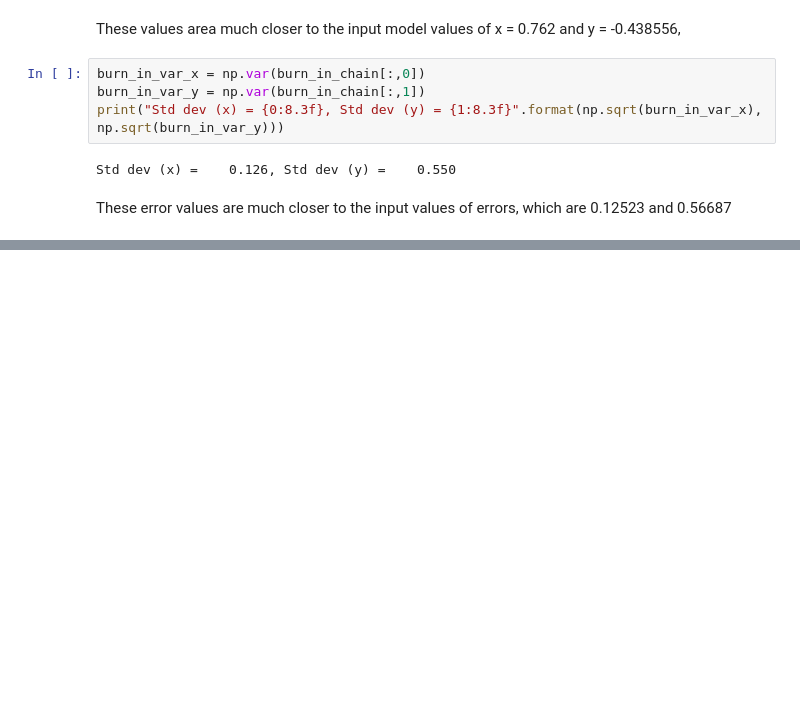
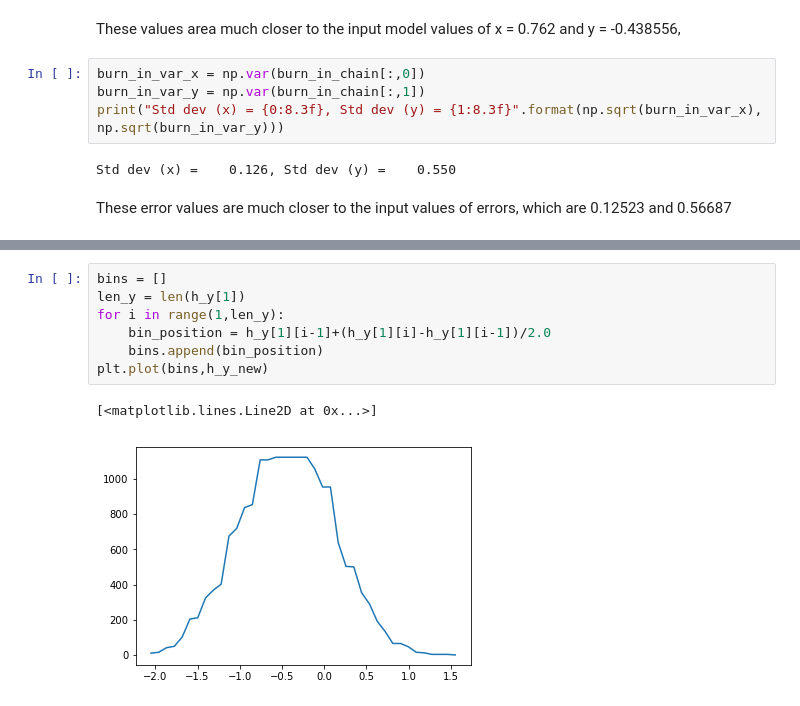
Before and after one commit to dparkins/MCMC-chain-analysis, a Jupyter notebook: MCMC_chain_analysis.ipynb, the cells around one changed output, grey strips where cells are left out. Cells and saved outputs as stored; diff of their text form; blank space fills up the shorter version.

```diff
--- a/MCMC_chain_analysis.ipynb
+++ b/MCMC_chain_analysis.ipynb
@@ -102,0 +178,10 @@ These error values are much closer to the input values of errors, which are 0.12
+# %%
+bins = []
+len_y = len(h_y[1])
+for i in range(1,len_y):
+    bin_position = h_y[1][i-1]+(h_y[1][i]-h_y[1][i-1])/2.0
+    bins.append(bin_position)
+plt.plot(bins,h_y_new)
+# %% [output]
+[<matplotlib.lines.Line2D at 0x...>]
+[figure, added]
```
Also changed, not shown: parts of 10 cells of this notebook, 2 other files.
